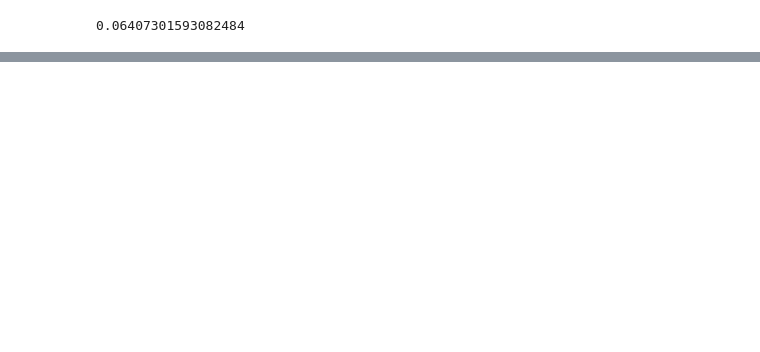
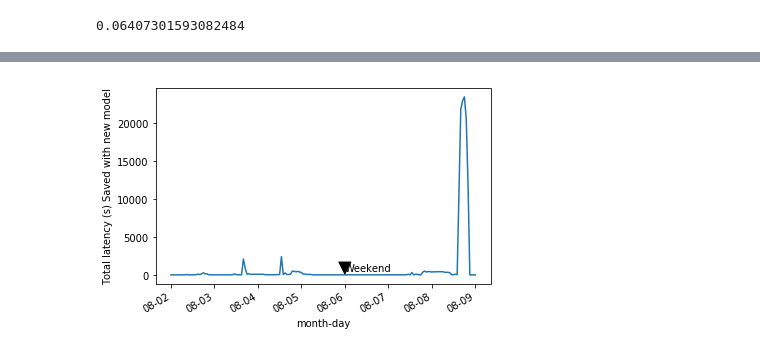
Before and after one commit to nrb75/Manifold, a Jupyter notebook: Server Assignment.ipynb, the cells around one changed output, grey strips where cells are left out. Saved outputs shown, nothing was run; the diff lists cells and outputs as text; code cells hidden in the pictures; blank space fills up the shorter version.

```diff
--- a/Server Assignment.ipynb
+++ b/Server Assignment.ipynb
@@ -145,0 +200,19 @@ pred_time=df_servers['duration_pred'].sum()
+# %%
+hour_totals['time_saved']=hour_totals['Duration']-hour_totals['duration_pred']
+# %%
+fig, ax = plt.subplots()
+ax.plot(hour_totals['date_hr'], hour_totals['time_saved'])
+
+myFmt = DateFormatter("%m-%d")
+ax.xaxis.set_major_formatter(myFmt)
+ax.annotate('Weekend', xy=('2017-8-6', 100), xytext=('2017-8-6', 500),
+            arrowprops=dict(facecolor='black', shrink=0.05),
+            )
+
+## Rotate date labels automatically
+fig.autofmt_xdate()
+plt.ylabel('Total latency (s) Saved with new model')
+plt.xlabel('month-day')
+plt.show()
+# %% [output]
+[figure, added]
```
Also changed, not shown: parts of 15 cells of this notebook, 1 other file.
